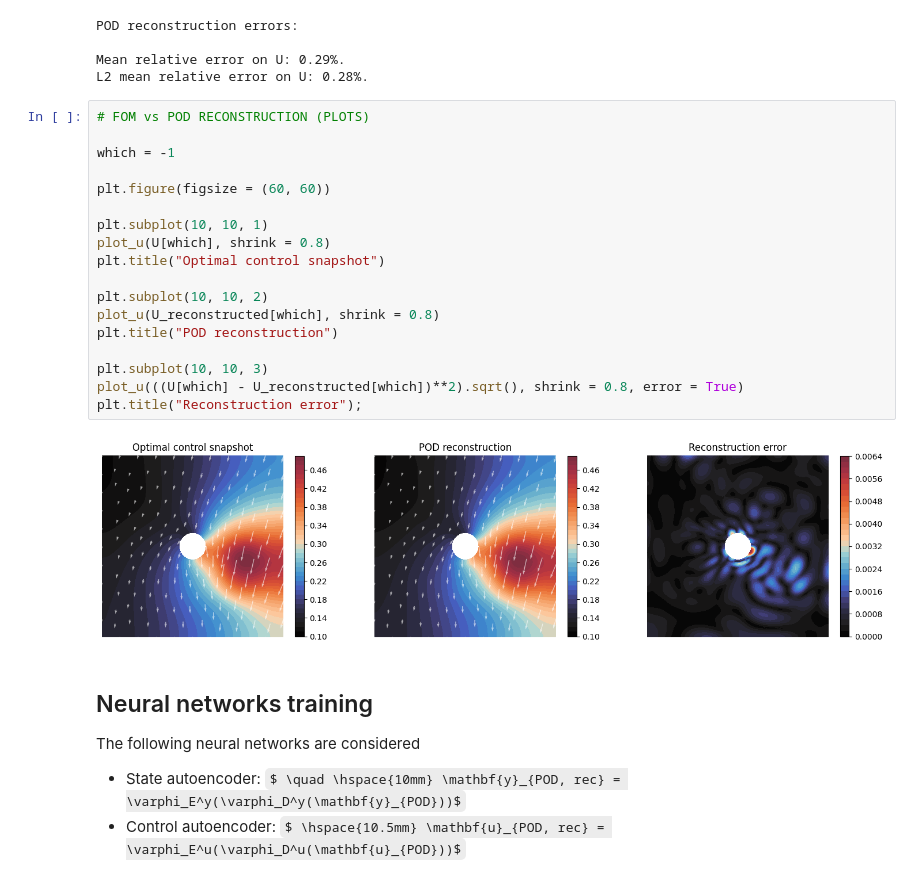
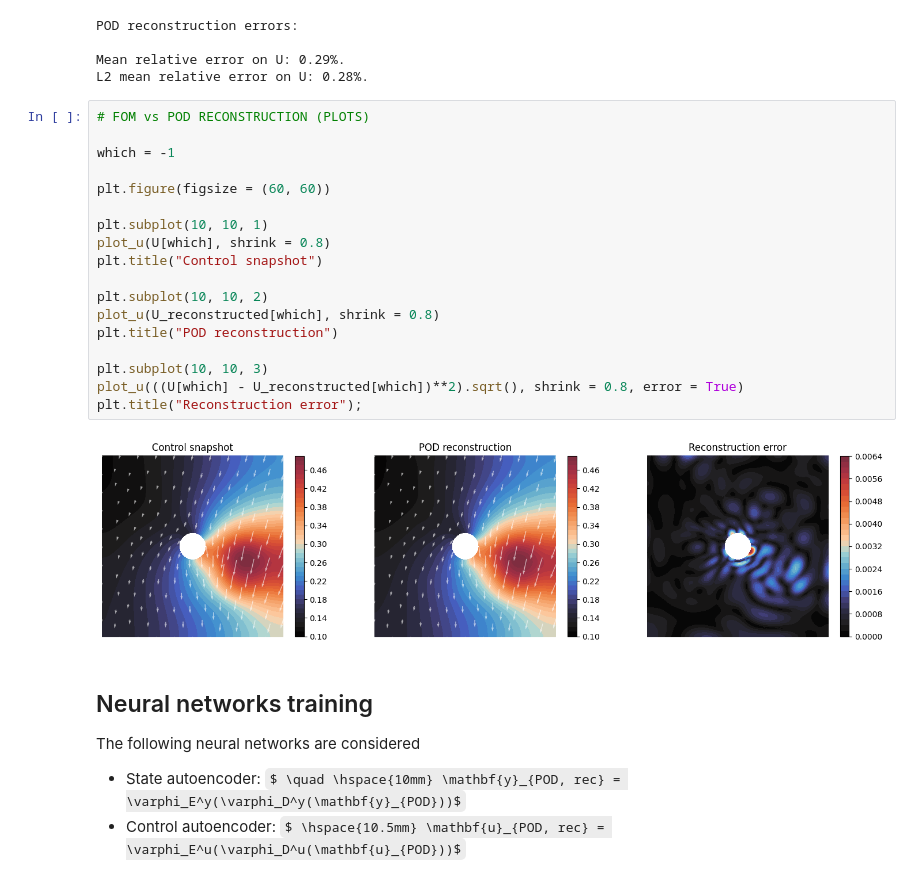
Before and after one commit to MatteoTomasetto/LatentFeedbackControl, a Jupyter notebook: OptimalTransportFluid.ipynb, the cells around one changed output. Cells and saved outputs as stored; diff of their text form; some formulas as TeX source.

```diff
--- a/OptimalTransportFluid.ipynb
+++ b/OptimalTransportFluid.ipynb
@@ -557,23 +557,23 @@ L2 mean relative error on U: 0.28%.
 # %%
 # FOM vs POD RECONSTRUCTION (PLOTS)
 
 which = -1
 
 plt.figure(figsize = (60, 60))
 
 plt.subplot(10, 10, 1)
 plot_u(U[which], shrink = 0.8)
-plt.title("Optimal control snapshot")
+plt.title("Control snapshot")
 
 plt.subplot(10, 10, 2)
 plot_u(U_reconstructed[which], shrink = 0.8)
 plt.title("POD reconstruction")
 
 plt.subplot(10, 10, 3)
 plot_u(((U[which] - U_reconstructed[which])**2).sqrt(), shrink = 0.8, error = True)
 plt.title("Reconstruction error");
 # %% [output]
-[figure, old version]
+[figure, new version]
 # %% [markdown]
 ## Neural networks training
 The following neural networks are considered
```
Also changed, not shown: parts of 14 cells of this notebook, 1 other file.
